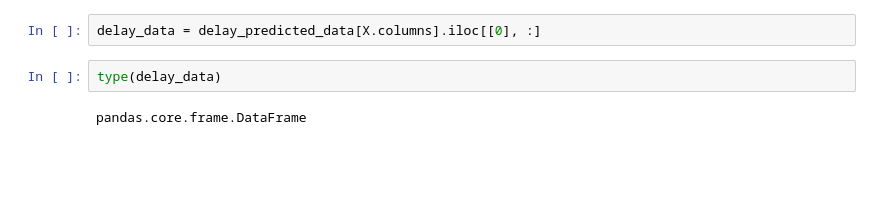
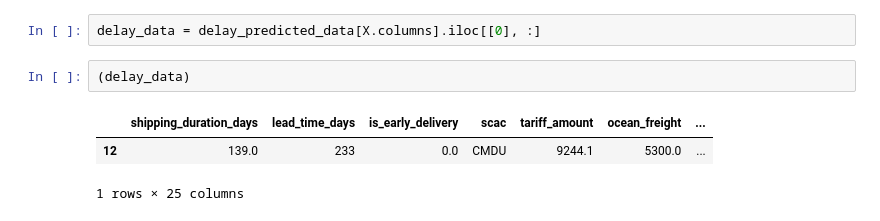
Before and after one commit to ideaboxai/ideaboxai-vertical-ml-service, a Jupyter notebook: notebooks/shipment_regression.py/GradientBoosting.ipynb, the cells around one changed output. Saved outputs shown, nothing was run; the diff lists cells and outputs as text; blank space fills up the shorter version.

```diff
--- a/notebooks/shipment_regression.py/GradientBoosting.ipynb
+++ b/notebooks/shipment_regression.py/GradientBoosting.ipynb
@@ -499,6 +504,8 @@ ValueError: Cannot register /loky-837777-3ytmpk7u for automatic cleanup: unknown
 # %%
 delay_data = delay_predicted_data[X.columns].iloc[[0], :]
 # %%
-type(delay_data)
+(delay_data)
 # %% [output]
+|  | shipping_duration_days | lead_time_days | is_early_delivery | scac | tariff_amount | ocean_freight | ... |
+| 12 | 139.0 | 233 | 0.0 | CMDU | 9244.1 | 5300.0 | ... |
-pandas.core.frame.DataFrame
+1 rows × 25 columns
```
Also changed, not shown: parts of 9 cells of this notebook.
